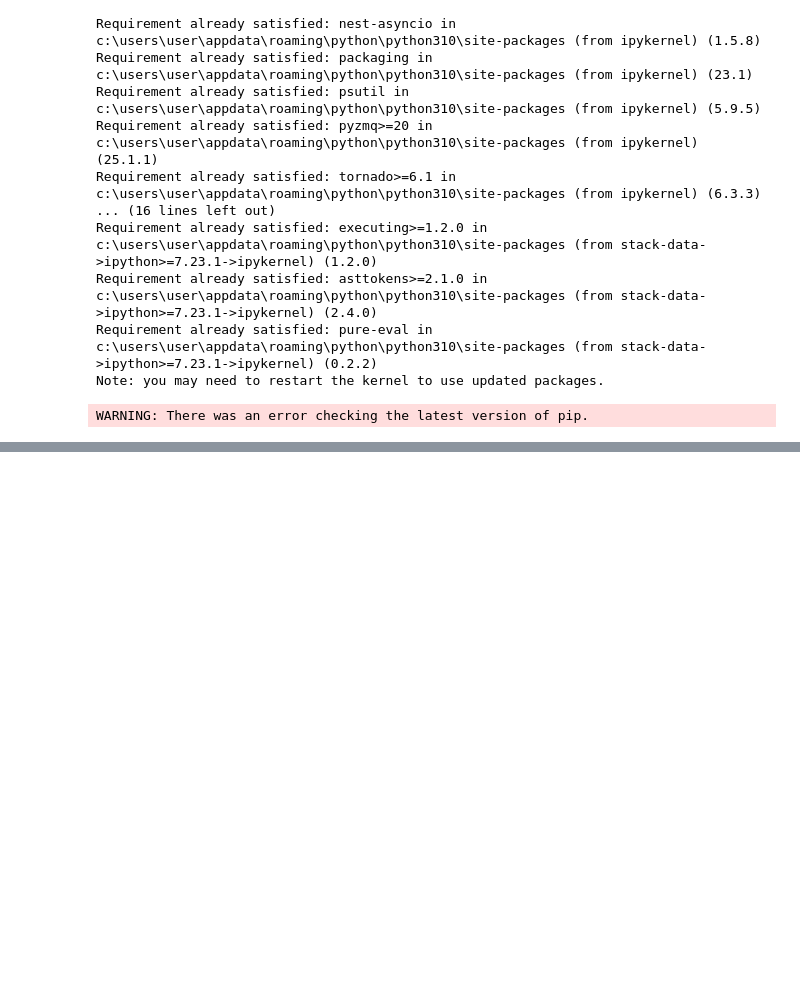
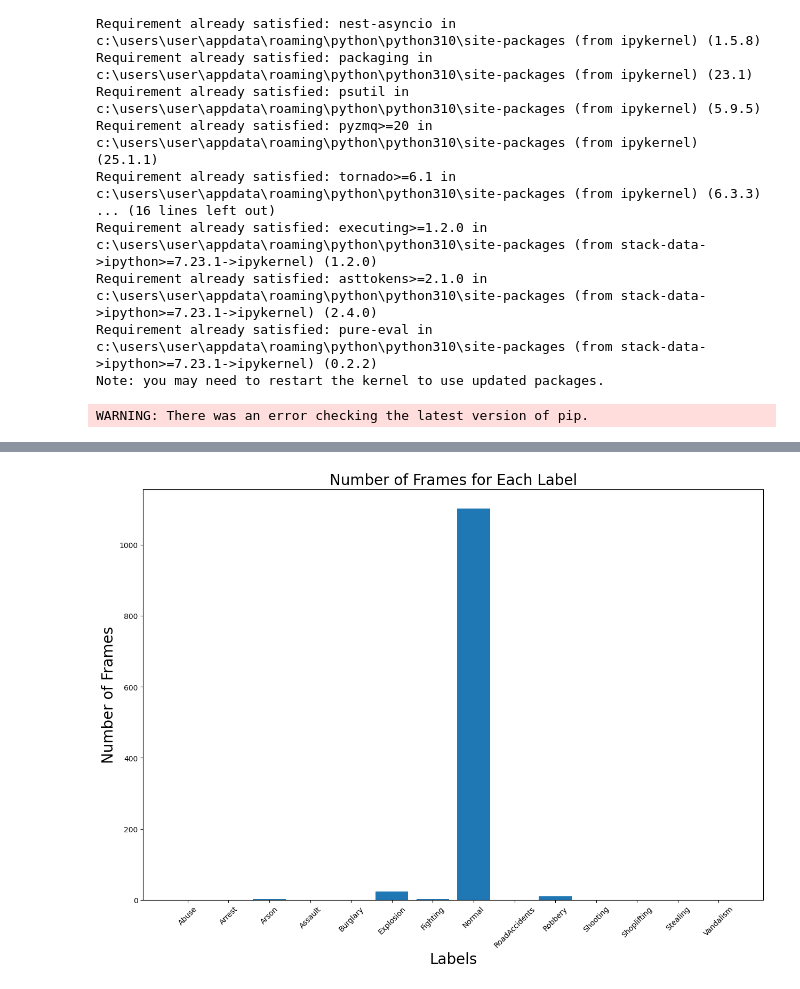
Before and after one commit to binhpt310/Anomaly_detection, a Jupyter notebook: video_testing.ipynb, the cells around one changed output, grey strips where cells are left out. Cells and saved outputs as stored; diff of their text form; code cells hidden in the pictures; blank space fills up the shorter version.

```diff
--- a/video_testing.ipynb
+++ b/video_testing.ipynb
@@ -202,0 +76,71 @@ plt.show()
+# %%
+import cv2
+import numpy as np
+from tensorflow.keras.models import load_model
+
+model = load_model('/Video_Anomaly_dectection_kaggle/Anomaly_detection/Trained_model/my_model_epoch_1.h5')
+cap = cv2.VideoCapture('/Khoa_hoc_dl_xu_ly_anh/Anomaly-Videos/Abuse/Abuse007_x264.mp4')
+
+frames = []
+
+# Display predictions in a diagram
+labels = ['Abuse', 'Arrest', 'Arson', 'Assault', 'Burglary', 'Explosion',
+          'Fighting', "Normal", 'RoadAccidents', 'Robbery',
+          'Shooting', 'Shoplifting','Stealing','Vandalism']
+
+while(cap.isOpened()):
+    # Read a frame from the video
+    ret, frame = cap.read()
+
+    if ret == True:
+        # Resize the frame to 64x64 pixels
+        frame = cv2.resize(frame, (64, 64))
+        # Normalize pixel values to [0, 1]
+        frame = frame / 255.0
+        # Add the frame to the list
+        frames.append(np.array(frame))
+    else:
+        break
+
+# Release the video file
+cap.release()
+
+# Convert the list of frames to a 4D numpy array
+input = np.stack(frames)
+
+# Reshape the input to the correct shape
+input = input.reshape(-1, 64, 64, 3)
+
+# Make a prediction
+output = model.predict(input)
+
+# Apply a threshold to the output
+threshold = 0.5
+predicted_labels = np.where(output > threshold, 1, 0)
+
+# Calculate which label has the most frames
+label_counts = np.sum(predicted_labels, axis=0)
+most_common_label_index = np.argmax(label_counts)
+most_common_label = labels[most_common_label_index]
+
+# Calculate the percent of frames that match the most common label
+percent_most_common = (label_counts[most_common_label_index] / len(frames)) * 100
+
+print(f"The video is {percent_most_common:.2f}% likely to be a {most_common_label} video.")
+
+# Adjust the size of the plot
+plt.figure(figsize=(15, 10))
+
+
+# Calculate the total number of frames for each label
+label_counts = np.sum(predicted_labels, axis=0)
+
+# Display the number of frames for each label
+plt.bar(labels, label_counts)
+
+plt.xlabel('Labels', fontsize=20)
+plt.ylabel('Number of Frames', fontsize=20)
+plt.title('Number of Frames for Each Label', fontsize=20)
+plt.xticks(rotation=45)
+plt.show()
+# %% [output]
@@ -202,0 +149 @@ plt.show()
+[figure, added]
```
Also changed, not shown: parts of 6 cells of this notebook, 11 other files.
